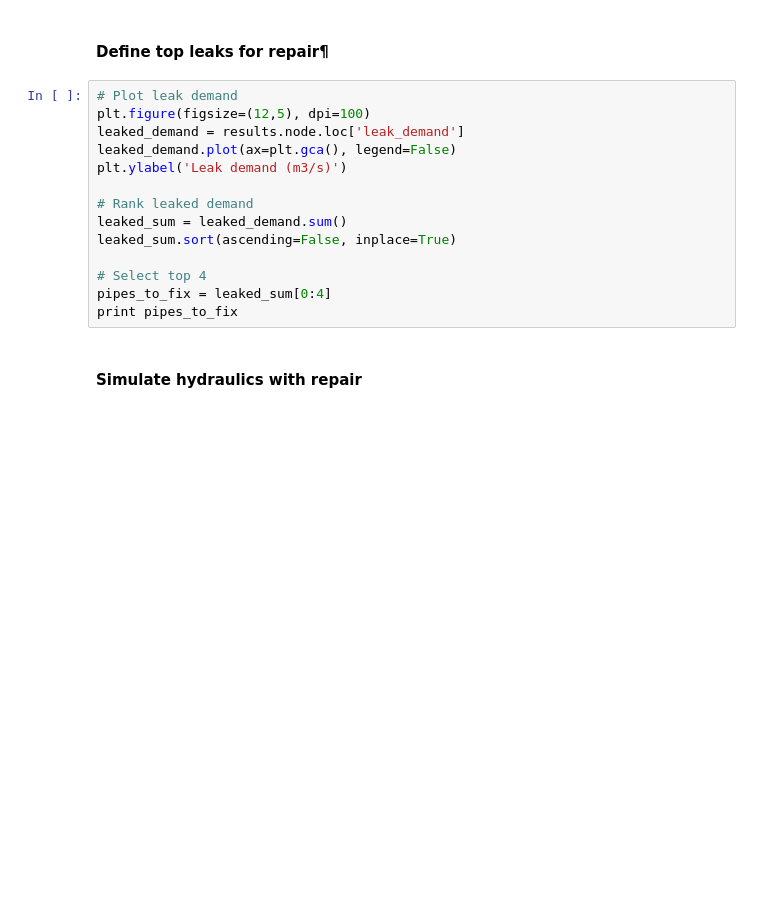
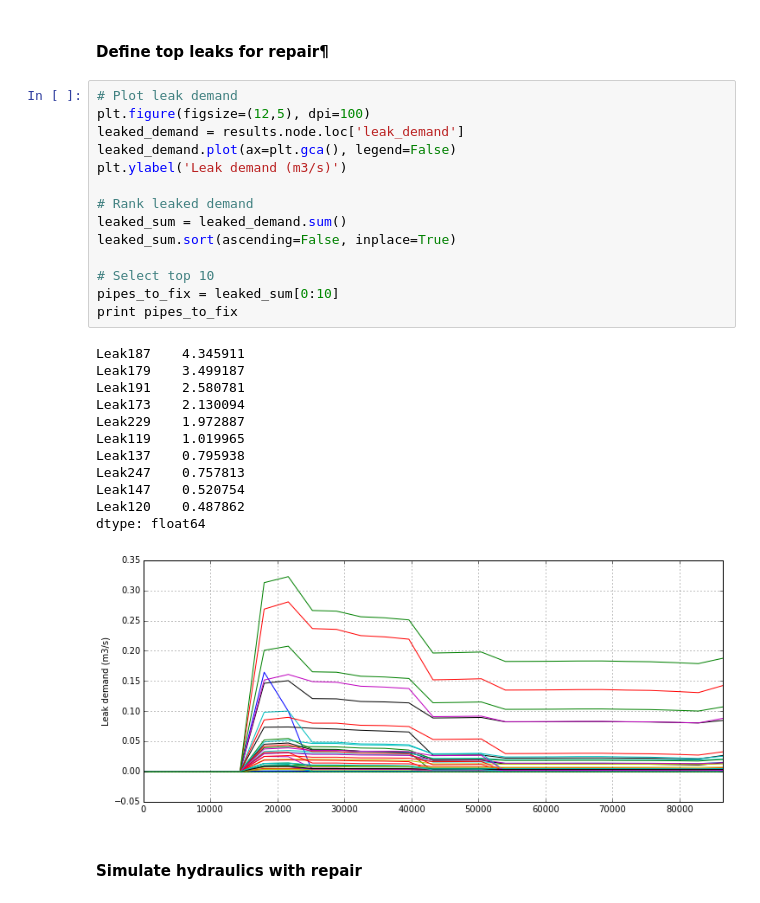
Before and after one commit to USEPA/WNTR, a Jupyter notebook: examples/demo/demo_Net3.ipynb, the cells around one changed output. Saved outputs shown, nothing was run; the diff lists cells and outputs as text; blank space fills up the shorter version.

```diff
--- a/examples/demo/demo_Net3.ipynb
+++ b/examples/demo/demo_Net3.ipynb
@@ -132,17 +183,30 @@ else:
 # %%
 # Plot leak demand
 plt.figure(figsize=(12,5), dpi=100)
 leaked_demand = results.node.loc['leak_demand']
 leaked_demand.plot(ax=plt.gca(), legend=False)
 plt.ylabel('Leak demand (m3/s)')
 
 # Rank leaked demand
 leaked_sum = leaked_demand.sum()
 leaked_sum.sort(ascending=False, inplace=True)
 
-# Select top 4
-pipes_to_fix = leaked_sum[0:4]
+# Select top 10
+pipes_to_fix = leaked_sum[0:10]
 print pipes_to_fix
+# %% [output]
+Leak187    4.345911
+Leak179    3.499187
+Leak191    2.580781
+Leak173    2.130094
+Leak229    1.972887
+Leak119    1.019965
+Leak137    0.795938
+Leak247    0.757813
+Leak147    0.520754
+Leak120    0.487862
+dtype: float64
+[figure, added]
 # %% [markdown]
 #### Simulate hydraulics with repair
 # %%
```
Also changed, not shown: parts of 9 cells of this notebook.
